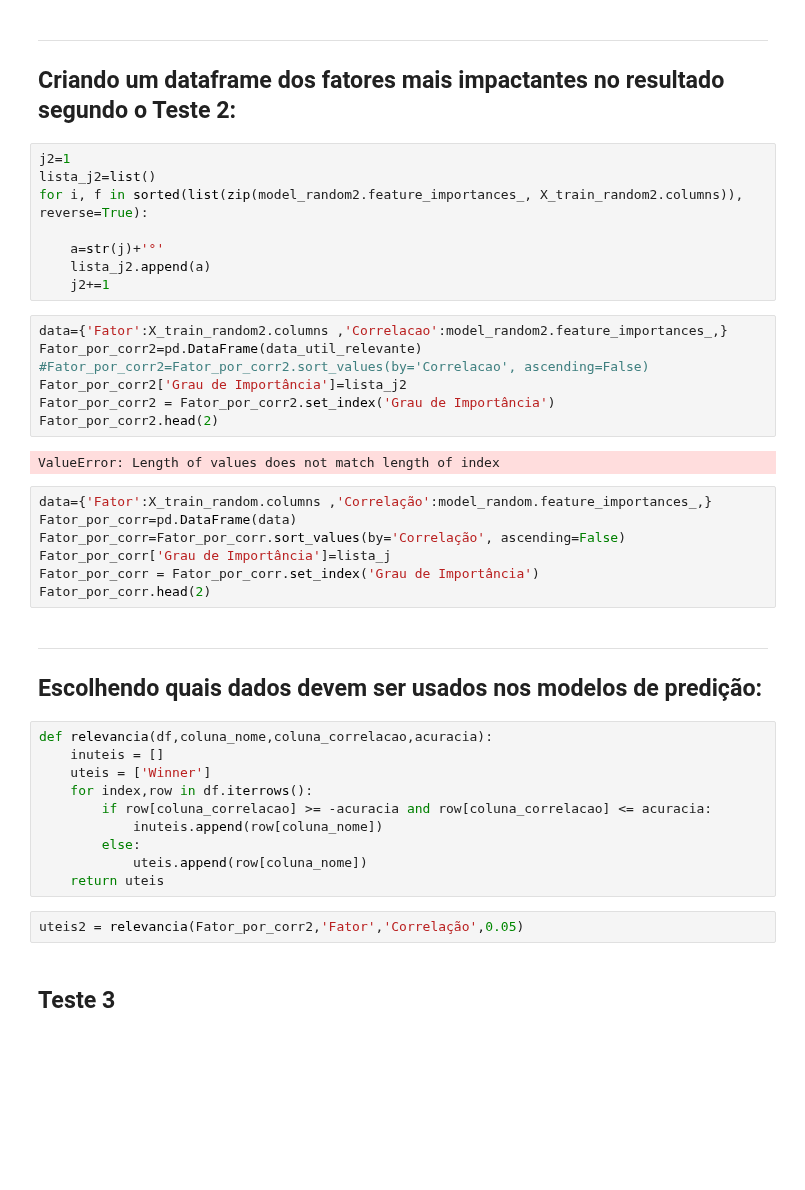
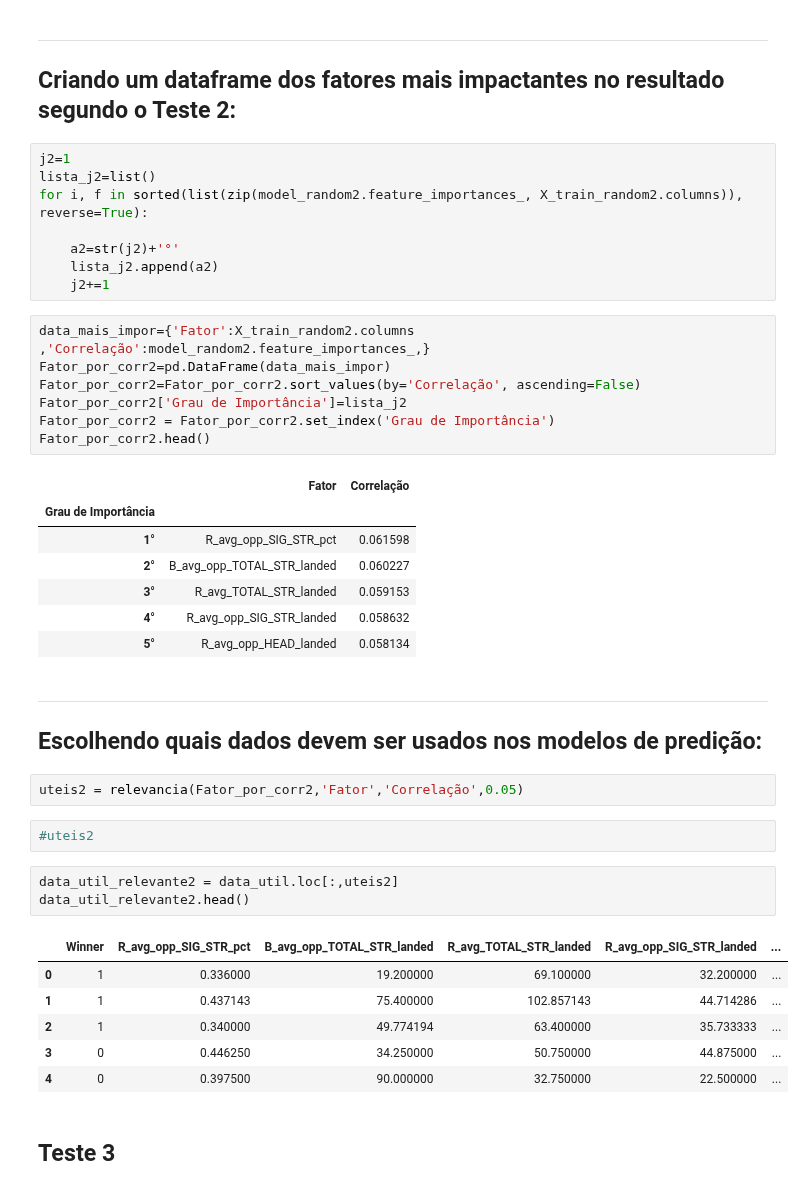
Before and after one commit to VergaraC/Dados_P3, a Jupyter notebook: Projeto3_Sujo/Sujo_Vergara/Projeto3 Backup 19;11.ipynb, the cells around one changed output. Cells and saved outputs as stored; diff of their text form; blank space fills up the shorter version.

```diff
--- a/Projeto3_Sujo/Sujo_Vergara/Projeto3 Backup 19;11.ipynb
+++ b/Projeto3_Sujo/Sujo_Vergara/Projeto3 Backup 19;11.ipynb
@@ -541,39 +541,40 @@ j2=1
 lista_j2=list()
 for i, f in sorted(list(zip(model_random2.feature_importances_, X_train_random2.columns)), reverse=True):
 
-    a=str(j)+'°'
-    lista_j2.append(a)
+    a2=str(j2)+'°'
+    lista_j2.append(a2)
     j2+=1
 # %%
-data={'Fator':X_train_random2.columns ,'Correlacao':model_random2.feature_importances_,}
-Fator_por_corr2=pd.DataFrame(data_util_relevante)
-#Fator_por_corr2=Fator_por_corr2.sort_values(by='Correlacao', ascending=False)
+data_mais_impor={'Fator':X_train_random2.columns ,'Correlação':model_random2.feature_importances_,}
+Fator_por_corr2=pd.DataFrame(data_mais_impor)
+Fator_por_corr2=Fator_por_corr2.sort_values(by='Correlação', ascending=False)
 Fator_por_corr2['Grau de Importância']=lista_j2
 Fator_por_corr2 = Fator_por_corr2.set_index('Grau de Importância')
-Fator_por_corr2.head(2)
+Fator_por_corr2.head()
 # %% [output]
-ValueError: Length of values does not match length of index
+|  | Fator | Correlação |
+| Grau de Importância |  |  |
+| 1° | R_avg_opp_SIG_STR_pct | 0.061598 |
+| 2° | B_avg_opp_TOTAL_STR_landed | 0.060227 |
+| 3° | R_avg_TOTAL_STR_landed | 0.059153 |
+| 4° | R_avg_opp_SIG_STR_landed | 0.058632 |
+| 5° | R_avg_opp_HEAD_landed | 0.058134 |
-# %%
-data={'Fator':X_train_random.columns ,'Correlação':model_random.feature_importances_,}
-Fator_por_corr=pd.DataFrame(data)
-Fator_por_corr=Fator_por_corr.sort_values(by='Correlação', ascending=False)
-Fator_por_corr['Grau de Importância']=lista_j
-Fator_por_corr = Fator_por_corr.set_index('Grau de Importância')
-Fator_por_corr.head(2)
 # %% [markdown]
    ___
 ## Escolhendo quais dados devem ser usados nos modelos de predição:
-# %%
-def relevancia(df,coluna_nome,coluna_correlacao,acuracia):
-    inuteis = []
-    uteis = ['Winner']
-    for index,row in df.iterrows():
-        if row[coluna_correlacao] >= -acuracia and row[coluna_correlacao] <= acuracia:
-            inuteis.append(row[coluna_nome])
-        else:
-            uteis.append(row[coluna_nome])
-    return uteis
 # %%
 uteis2 = relevancia(Fator_por_corr2,'Fator','Correlação',0.05)
+# %%
+#uteis2
+# %%
+data_util_relevante2 = data_util.loc[:,uteis2]
+data_util_relevante2.head()
+# %% [output]
+|  | Winner | R_avg_opp_SIG_STR_pct | B_avg_opp_TOTAL_STR_landed | R_avg_TOTAL_STR_landed | R_avg_opp_SIG_STR_landed | ... |
+| 0 | 1 | 0.336000 | 19.200000 | 69.100000 | 32.200000 | ... |
+| 1 | 1 | 0.437143 | 75.400000 | 102.857143 | 44.714286 | ... |
+| 2 | 1 | 0.340000 | 49.774194 | 63.400000 | 35.733333 | ... |
+| 3 | 0 | 0.446250 | 34.250000 | 50.750000 | 44.875000 | ... |
+| 4 | 0 | 0.397500 | 90.000000 | 32.750000 | 22.500000 | ... |
 # %% [markdown]
 ## Teste 3
```
Also changed, not shown: parts of 32 cells of this notebook, 1 other file.
